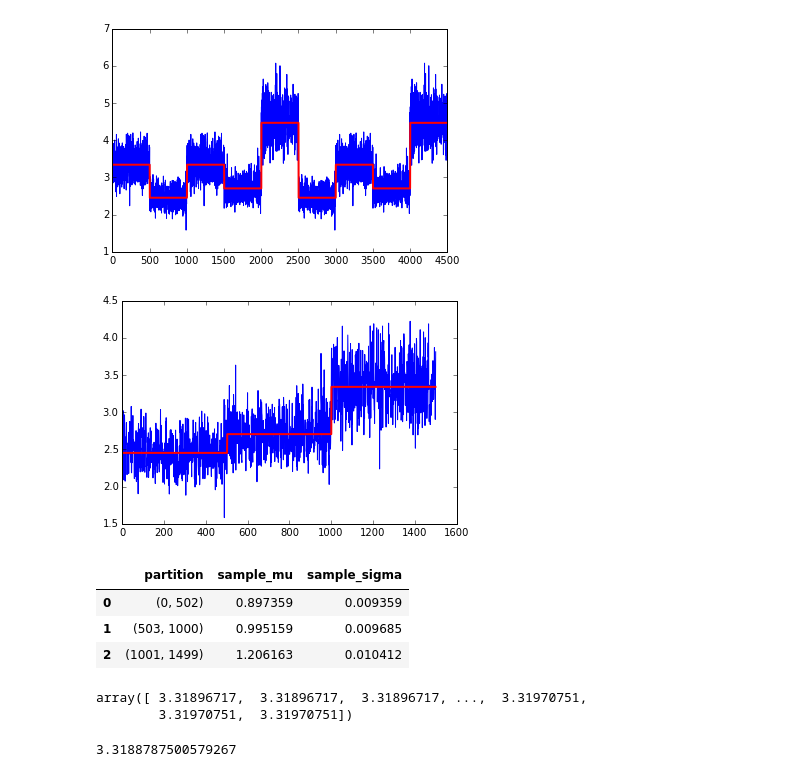
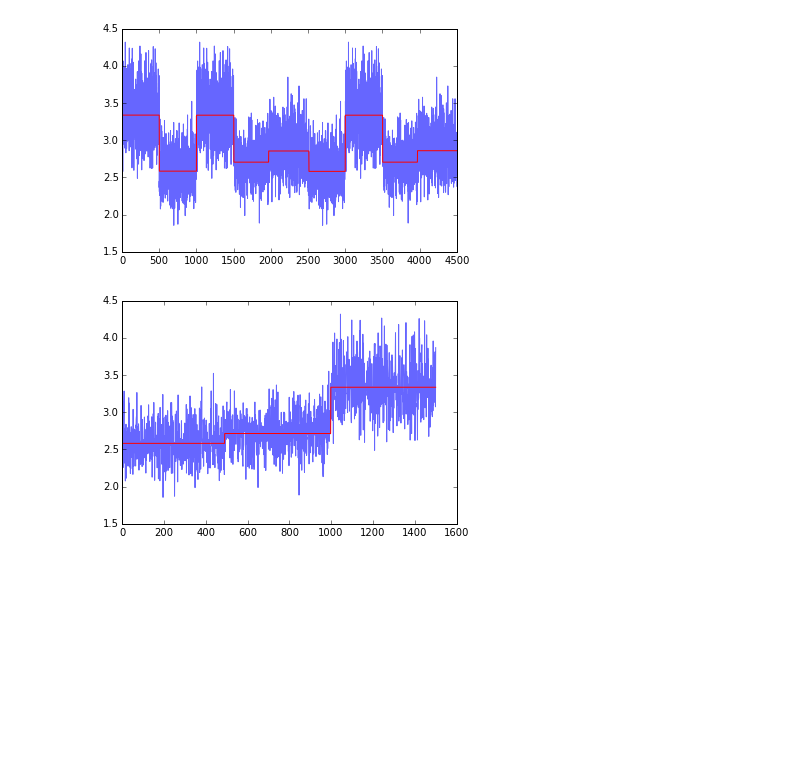
Before and after one commit to choderalab/cpdetect, a Jupyter notebook: examples/example.ipynb, the cells around one changed output. Drawn from its saved outputs; the diff is of its cells as text; code cells hidden in the pictures; blank space fills up the shorter version.

```diff
--- a/examples/example.ipynb
+++ b/examples/example.ipynb
@@ -9,9 +10,9 @@ import pandas as pd
 # %%
 # Generate random trajectory
-sample_1 = np.random.lognormal(0.90, 0.1, size=500)
+sample_1 = np.random.lognormal(0.95, 0.1, size=500)
 sample_2 = np.random.lognormal(1.0, 0.1, size=500)
 sample_3 = np.random.lognormal(1.20, 0.1, size=500)
-sample_4 = np.random.lognormal(1.5, 0.1, size=500)
+sample_4 = np.random.lognormal(1.05, 0.1, size=500)
 # %%
 sampl_1 = np.concatenate((sample_3, sample_1, sample_3, sample_2, sample_4, sample_1, sample_3, sample_2, sample_4))
 sampl_2 = np.concatenate((sample_1, sample_2, sample_3))
@@ -41,24 +42,8 @@ detector.detect_cp()
 # %%
-for i in range(len(s)):
+for i in tqdm(range(len(s))):
     plt.figure(i)
-    plt.plot(s[i])
-    plt.plot(detector.step_function['traj_%s' % i], 'r', linewidth=2.0)
+    plt.plot(s[i], alpha=0.6)
+    plt.plot(detector.step_function['traj_%s' % i], 'r', linewidth=1)
 # %% [output]
-[figure, old version]
+[figure, new version]
-[figure, old version]
+[figure, new version]
-# %%
-detector.state_emission['traj_1']
-# %% [output]
-|  | partition | sample_mu | sample_sigma |
-| 0 | (0, 502) | 0.897359 | 0.009359 |
-| 1 | (503, 1000) | 0.995159 | 0.009685 |
-| 2 | (1001, 1499) | 1.206163 | 0.010412 |
-# %%
-detector.step_function['traj_1']
-# %% [output]
-array([ 3.31896717,  3.31896717,  3.31896717, ...,  3.31970751,
-        3.31970751,  3.31970751])
-# %%
-np.exp(1.199627)
-# %% [output]
-3.3188787500579267
```
Also changed, not shown: parts of 4 cells of this notebook, 2 other files.
